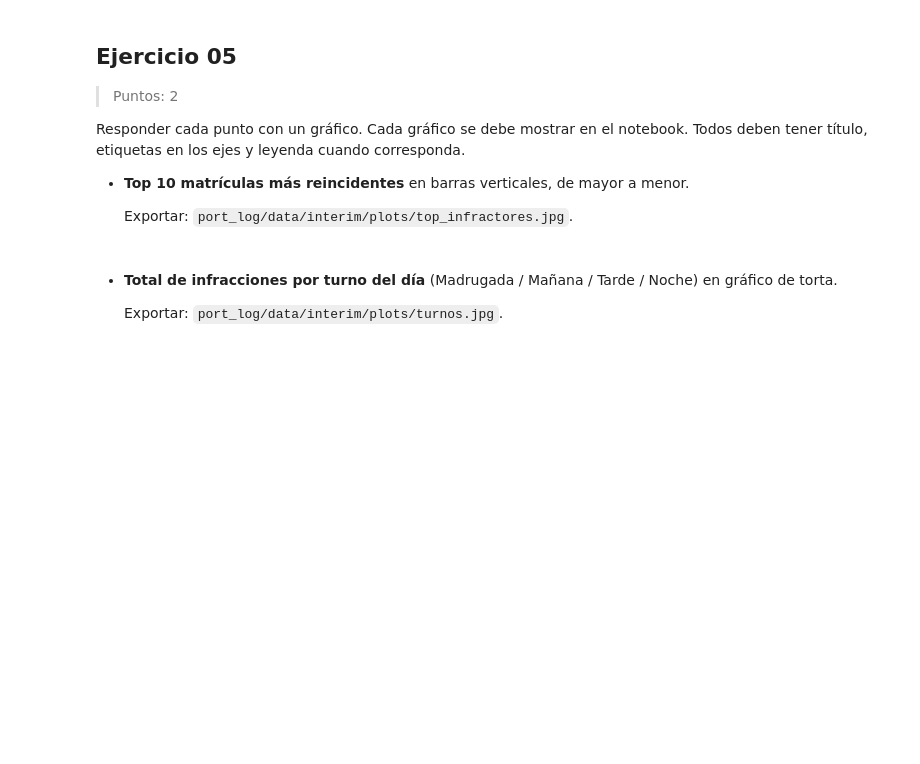
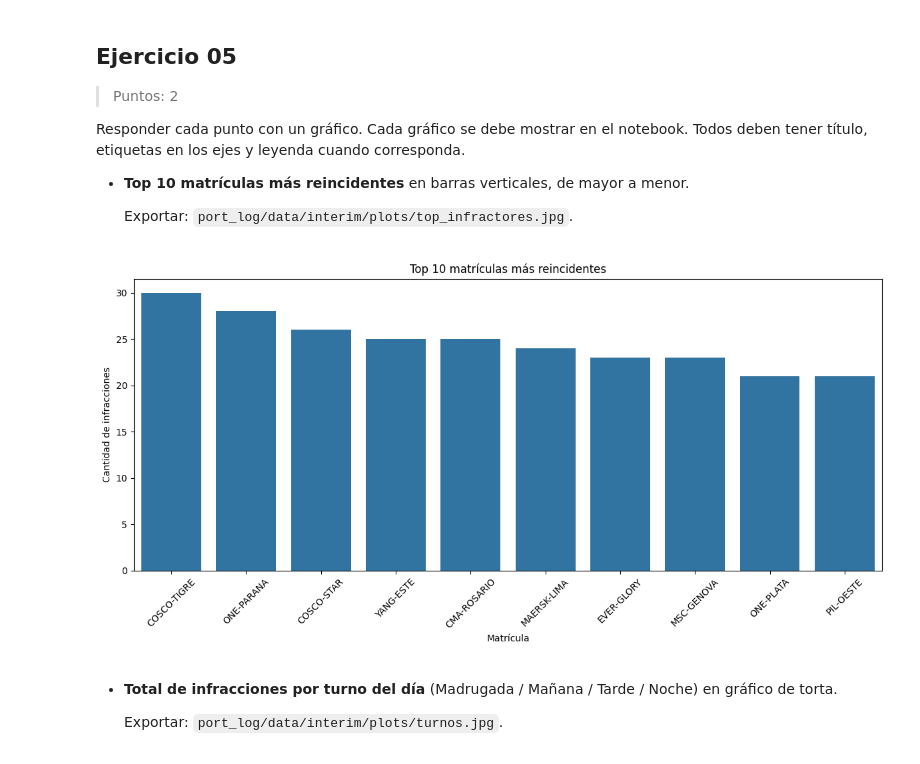
Before and after one commit to HectorOviedoM/Port_Log-Grupo_16, a Jupyter notebook: 01_Port_Log_Grupo_16.ipynb, the cells around one changed output. Saved outputs shown, nothing was run; the diff lists cells and outputs as text; code cells hidden in the pictures; blank space fills up the shorter version.

```diff
--- a/01_Port_Log_Grupo_16.ipynb
+++ b/01_Port_Log_Grupo_16.ipynb
@@ -887,6 +888,20 @@ Responder cada punto con un gráfico. Cada gráfico se debe mostrar en el notebo
 - **Top 10 matrículas más reincidentes** en barras verticales, de mayor a menor.
 
   Exportar: `port_log/data/interim/plots/top_infractores.jpg`.
+# %%
+#@title Top 10 matrículas más reincidentes
+top10 = analyzer.top_infractores(10)
+
+plt.figure(figsize=(12, 6))
+sns.barplot(data=top10, x="matricula", y="cantidad")
+plt.title("Top 10 matrículas más reincidentes")
+plt.xlabel("Matrícula")
+plt.ylabel("Cantidad de infracciones")
+plt.xticks(rotation=45)
+plt.tight_layout()
+plt.savefig("port_log/data/interim/plots/top_infractores.jpg", dpi=300, bbox_inches="tight")
+# %% [output]
+[figure, added]
 # %% [markdown]
 - **Total de infracciones por turno del día** (Madrugada / Mañana / Tarde / Noche) en gráfico de torta.
 
```
Also changed, not shown: parts of 12 cells of this notebook, 1 other file.
